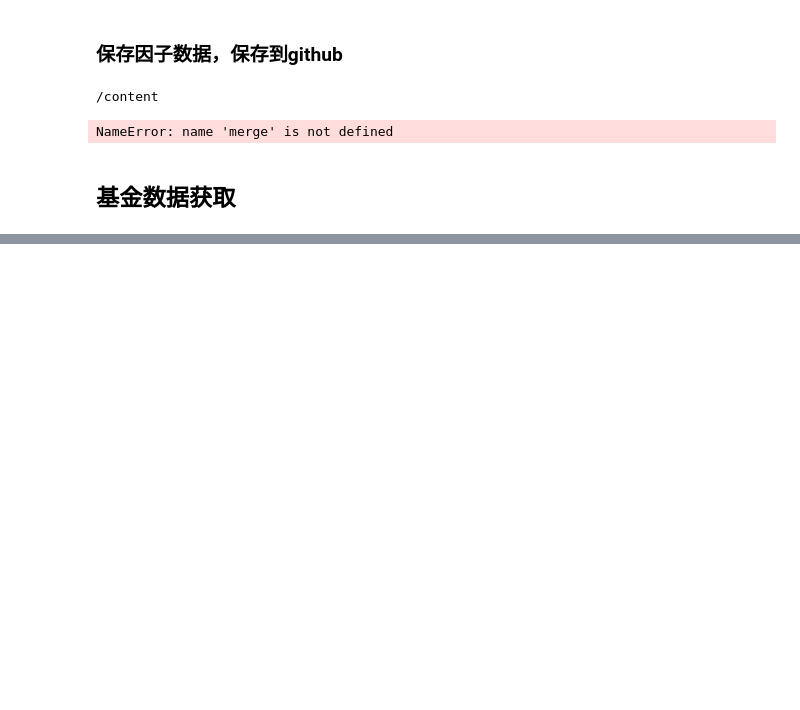
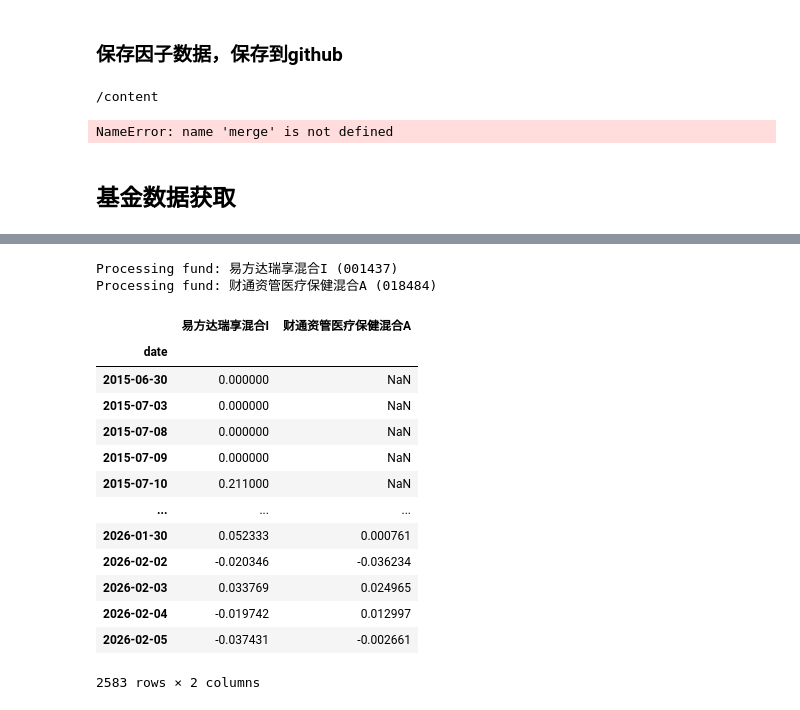
Before and after one commit to langwnwk11/quant, a Jupyter notebook: fund_data.ipynb, the cells around one changed output, grey strips where cells are left out. Drawn from its saved outputs; the diff is of its cells as text; code cells hidden in the pictures; blank space fills up the shorter version.

```diff
--- a/fund_data.ipynb
+++ b/fund_data.ipynb
@@ -168,3 +211,8 @@ def get_gold(code):
+# %%
+@retry_on_failure(post_execution_delay_seconds_param=10)
+def get_fund_data(code,column_name):
+  df = ak.fund_open_fund_info_em(symbol=code, indicator=column_name)
+  return df
 # %% [markdown]
 ### 定义线性回归函数
 # %%
@@ -630,0 +683,45 @@ NameError: name 'target_list' is not defined
+# %%
+fund_returns_list = []
+
+for target in fund_list:
+  code = target['code']
+  name = target['name']
+  print(f"Processing fund: {name} ({code})")
+  try:
+    df = get_fund_data(code, "累计净值走势")
+    if not df.empty:
+      fund_series = formate_df(df, '净值日期', '累计净值', name)
+      fund_returns_list.append(fund_series)
+    else:
+      print(f"Warning: No data returned for fund {name} ({code}). Skipping.")
+  except Exception as e:
+    print(f"Error processing fund {name} ({code}): {e}. Skipping.")
+
+# Concatenate all fund return Series into a single DataFrame
+if fund_returns_list:
+    fund_returns_df = pd.concat(fund_returns_list, axis=1, join='outer')
+
+
+
+current_path = os.path.dirname(os.path.abspath(__file__)) if '__file__' in locals() else os.getcwd()
+file_path = os.path.join(current_path, 'fund.parquet')
+print(current_path)
+# 保存文件
+fund_returns_df.to_parquet(file_path, engine='pyarrow', index=False)
+# %% [output]
+Processing fund: 易方达瑞享混合I (001437)
+Processing fund: 财通资管医疗保健混合A (018484)
+|  | 易方达瑞享混合I | 财通资管医疗保健混合A |
+| date |  |  |
+| 2015-06-30 | 0.000000 | NaN |
+| 2015-07-03 | 0.000000 | NaN |
+| 2015-07-08 | 0.000000 | NaN |
+| 2015-07-09 | 0.000000 | NaN |
+| 2015-07-10 | 0.211000 | NaN |
+| ... | ... | ... |
+| 2026-01-30 | 0.052333 | 0.000761 |
+| 2026-02-02 | -0.020346 | -0.036234 |
+| 2026-02-03 | 0.033769 | 0.024965 |
+| 2026-02-04 | -0.019742 | 0.012997 |
+| 2026-02-05 | -0.037431 | -0.002661 |
+2583 rows × 2 columns
```
Also changed, not shown: parts of 8 cells of this notebook.
